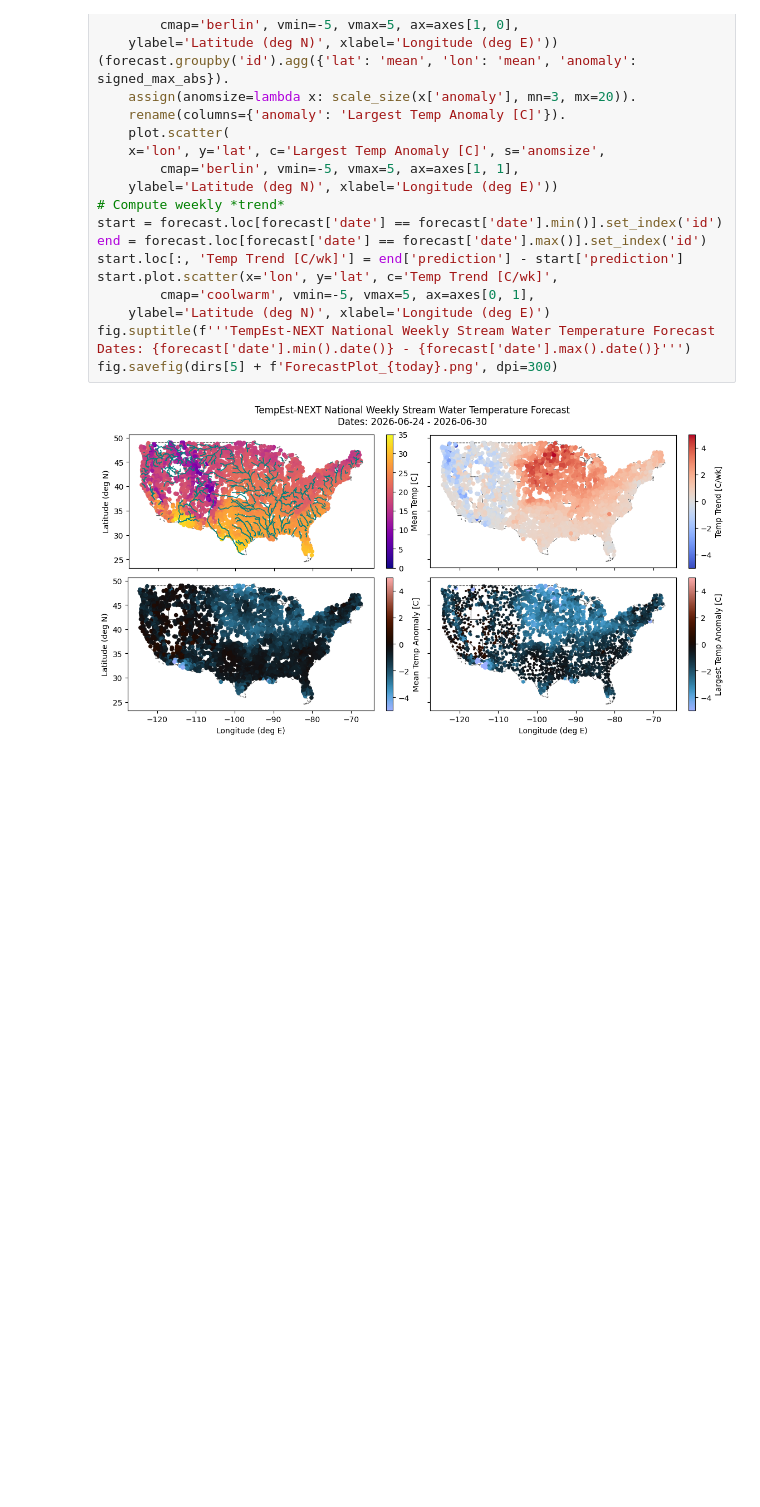
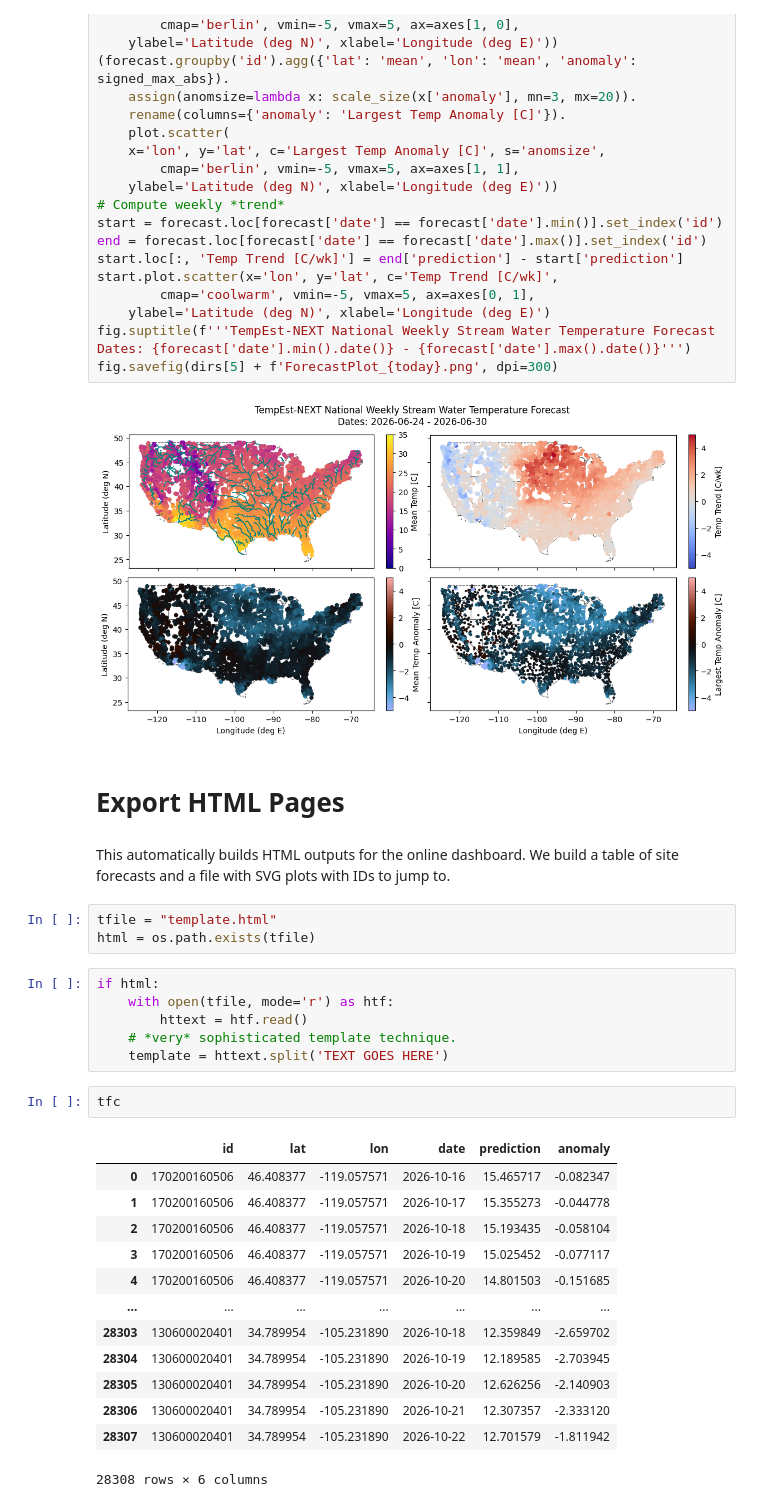
Before and after one commit to mines-ciroh/natl-temp-forecast, a Jupyter notebook: forecast.ipynb, the cells around one changed output. Saved outputs shown, nothing was run; the diff lists cells and outputs as text; blank space fills up the shorter version.

```diff
--- a/forecast.ipynb
+++ b/forecast.ipynb
@@ -298,3 +298,32 @@ Dates: {forecast['date'].min().date()} - {forecast['date'].max().date()}''')
 fig.savefig(dirs[5] + f'ForecastPlot_{today}.png', dpi=300)
 # %% [output]
 [figure]
+# %% [markdown]
+# Export HTML Pages
+# %% [markdown]
+This automatically builds HTML outputs for the online dashboard. We build a table of site forecasts and a file with SVG plots with IDs to jump to.
+# %%
+tfile = "template.html"
+html = os.path.exists(tfile)
+# %%
+if html:
+    with open(tfile, mode='r') as htf:
+        httext = htf.read()
+    # *very* sophisticated template technique.
+    template = httext.split('TEXT GOES HERE')
+# %%
+tfc
+# %% [output]
+|  | id | lat | lon | date | prediction | anomaly |
+| 0 | 170200160506 | 46.408377 | -119.057571 | 2026-10-16 | 15.465717 | -0.082347 |
+| 1 | 170200160506 | 46.408377 | -119.057571 | 2026-10-17 | 15.355273 | -0.044778 |
+| 2 | 170200160506 | 46.408377 | -119.057571 | 2026-10-18 | 15.193435 | -0.058104 |
+| 3 | 170200160506 | 46.408377 | -119.057571 | 2026-10-19 | 15.025452 | -0.077117 |
+| 4 | 170200160506 | 46.408377 | -119.057571 | 2026-10-20 | 14.801503 | -0.151685 |
+| ... | ... | ... | ... | ... | ... | ... |
+| 28303 | 130600020401 | 34.789954 | -105.231890 | 2026-10-18 | 12.359849 | -2.659702 |
+| 28304 | 130600020401 | 34.789954 | -105.231890 | 2026-10-19 | 12.189585 | -2.703945 |
+| 28305 | 130600020401 | 34.789954 | -105.231890 | 2026-10-20 | 12.626256 | -2.140903 |
+| 28306 | 130600020401 | 34.789954 | -105.231890 | 2026-10-21 | 12.307357 | -2.333120 |
+| 28307 | 130600020401 | 34.789954 | -105.231890 | 2026-10-22 | 12.701579 | -1.811942 |
+28308 rows × 6 columns
```
Also changed, not shown: parts of 4 cells of this notebook, 2 other files.
